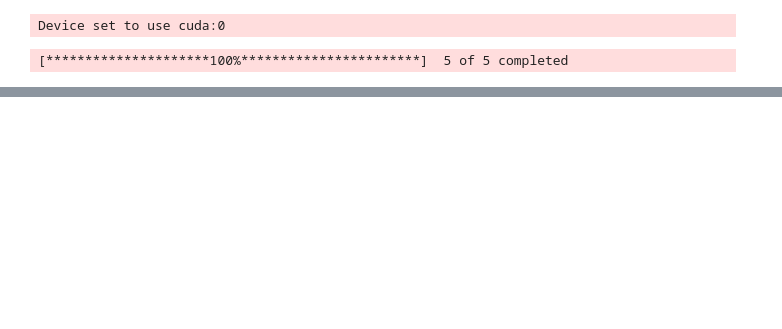
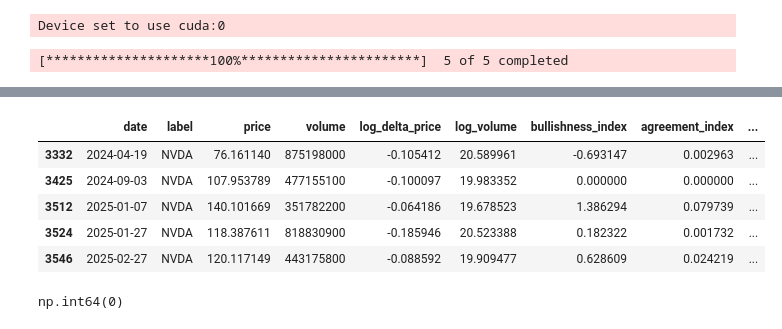
Before and after one commit to LeonSavi/T-M-Project, a Jupyter notebook: analysis.ipynb, the cells around one changed output, grey strips where cells are left out. Saved outputs shown, nothing was run; the diff lists cells and outputs as text; code cells hidden in the pictures; blank space fills up the shorter version.

```diff
--- a/analysis.ipynb
+++ b/analysis.ipynb
@@ -119,2 +159,8 @@ def add_ts(metrics):
+# %%
+lbl = 'NVDA'
+positive_dates = tech_crash_events[
+    (tech_crash_events['event']=='positive') & (tech_crash_events['stock']==lbl)]['date']
+negative_dates = tech_crash_events[
+    (tech_crash_events['event']=='negative') & (tech_crash_events['stock']==lbl)]['date']
 # %%
 combined_df = add_ts(metrics)
@@ -122,0 +188,15 @@ combined_df = add_ts(metrics)
+# %%
+nvidia_look = combined_df[(combined_df['label']==lbl) & (combined_df['date'].isin(pd.to_datetime(negative_dates).dt.strftime('%Y-%m-%d')))]
+# %%
+nvidia_look
+# %% [output]
+|  | date | label | price | volume | log_delta_price | log_volume | bullishness_index | agreement_index | ... |
+| 3332 | 2024-04-19 | NVDA | 76.161140 | 875198000 | -0.105412 | 20.589961 | -0.693147 | 0.002963 | ... |
+| 3425 | 2024-09-03 | NVDA | 107.953789 | 477155100 | -0.100097 | 19.983352 | 0.000000 | 0.000000 | ... |
+| 3512 | 2025-01-07 | NVDA | 140.101669 | 351782200 | -0.064186 | 19.678523 | 1.386294 | 0.079739 | ... |
+| 3524 | 2025-01-27 | NVDA | 118.387611 | 818830900 | -0.185946 | 20.523388 | 0.182322 | 0.001732 | ... |
+| 3546 | 2025-02-27 | NVDA | 120.117149 | 443175800 | -0.088592 | 19.909477 | 0.628609 | 0.024219 | ... |
+# %%
+((nvidia_look.log_delta_price<0) & (nvidia_look.bullishness_shifted<-0.1)).sum()
+# %% [output]
+np.int64(0)
```
Also changed, not shown: parts of 11 cells of this notebook, 1 other file.
